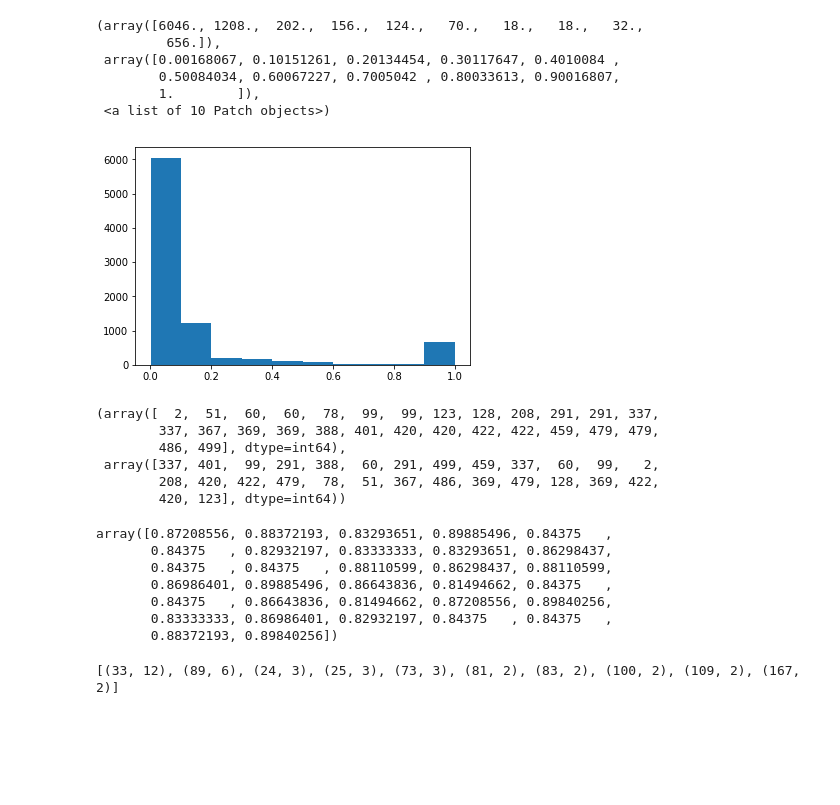
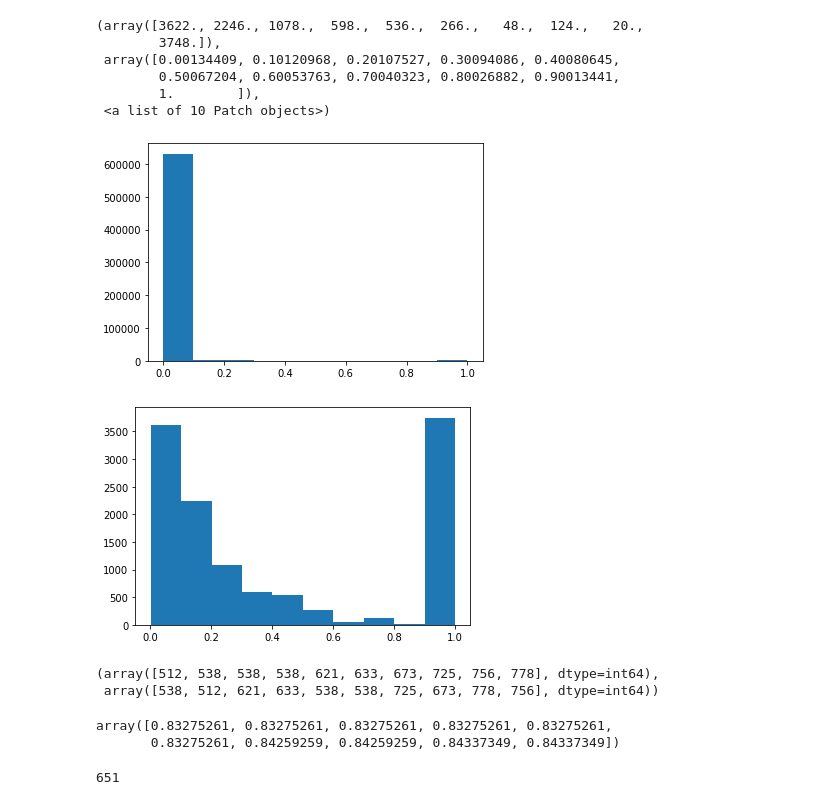
Before and after one commit to asprout/ArticleComparisons, a Jupyter notebook: ArticleFiltering_0601.ipynb, the cells around one changed output. Drawn from its saved outputs; the diff is of its cells as text; code cells hidden in the pictures; blank space fills up the shorter version.

```diff
--- a/ArticleFiltering_0601.ipynb
+++ b/ArticleFiltering_0601.ipynb
@@ -42,7 +428,9 @@ dict_keys(['singletons', 'incompleteFingerprints', 'algoGroups', 'events', 'word
 # %%
-n = 500
+n = 400
 sample_good = random.sample(list(article_df.loc[article_df["paywall"] == 0, "id"]), n)
 sample_bad = random.sample(list(article_df.loc[article_df["paywall"] > 0, "id"]), n)
+sample = sample_good + sample_bad
+article_dict = cm.dict_by_ids(article_df, sample, para_sep = para_sep)
 
 for i in sample_good[0:5]:
     print("INVALID" if article_df.loc[i, "paywall"] else "ARTICLE")
@@ -65,8 +453,3 @@ Hoopfest deadline passed, but 50 teams can still get in
 
 
 ______
-# %%
-article_dict = dd.dict_by_ids(article_df, sample_good + sample_bad, para_sep = "\n")
-for i in sample_good[0:5]:
-    print("INVALID" if article_df.loc[i, "paywall"] else "ARTICLE")
-    print("\n\t".join(article_dict[i].get_sentences()), "\n\n\n")
@@ -136,0 +478,5 @@ Eugene, Ore. – Saturday, June 1, 2019
+# %%
+#sample = random.sample(list(article_df["id"]), 50)
+#sample = sample_good
+# article_dict = dd.dict_by_ids(article_df, sample)
+sim_mat = cm.similarity_mat(article_dict)
@@ -137,8 +501,7 @@ Eugene, Ore. – Saturday, June 1, 2019
 # %%
-#sample = random.sample(list(article_df["id"]), 50)
-sample = sample_good
-article_dict = dd.dict_by_ids(article_df, sample)
-sim_mat = dd.similarity_mat(article_dict)
+dd.cluster_articles(sim_mat, method = 'complete')
+clusters = dd.get_cluster_assignments(thresh_same_doc = 0.8)
+print(Counter(clusters).most_common(10))
 plt.plot([i/100 for i in range(0, 100, 10)], [dd.prop_unique_clusters(thresh_same_doc = i/100) for i in range(0, 100, 10)])
 plt.xlabel("Maximum similarity between unique documents")
 plt.ylabel("% Unique documents")
@@ -153,36 +512,24 @@ Text(0, 0.5, '% Unique documents')
 # %%
+plt.hist(utils.flatten(sim_mat))
+plt.figure()
 plt.hist(sim_mat[np.where(sim_mat > 0)])
 # %% [output]
-(array([6046., 1208.,  202.,  156.,  124.,   70.,   18.,   18.,   32.,
-         656.]),
- array([0.00168067, 0.10151261, 0.20134454, 0.30117647, 0.4010084 ,
-        0.50084034, 0.60067227, 0.7005042 , 0.80033613, 0.90016807,
+(array([3622., 2246., 1078.,  598.,  536.,  266.,   48.,  124.,   20.,
+        3748.]),
+ array([0.00134409, 0.10120968, 0.20107527, 0.30094086, 0.40080645,
+        0.50067204, 0.60053763, 0.70040323, 0.80026882, 0.90013441,
         1.        ]),
  <a list of 10 Patch objects>)
-[figure, old version]
+[figure, new version]
+[figure, added]
 # %%
-np.where((sim_mat > 0.8) * (sim_mat < 0.9))
+np.where((sim_mat > 0.8) * (sim_mat < 0.85))
 # %% [output]
-(array([  2,  51,  60,  60,  78,  99,  99, 123, 128, 208, 291, 291, 337,
-        337, 367, 369, 369, 388, 401, 420, 420, 422, 422, 459, 479, 479,
-        486, 499], dtype=int64),
- array([337, 401,  99, 291, 388,  60, 291, 499, 459, 337,  60,  99,   2,
-        208, 420, 422, 479,  78,  51, 367, 486, 369, 479, 128, 369, 422,
-        420, 123], dtype=int64))
+(array([512, 538, 538, 538, 621, 633, 673, 725, 756, 778], dtype=int64),
+ array([538, 512, 621, 633, 538, 538, 725, 673, 778, 756], dtype=int64))
 # %%
-sim_mat[np.where((sim_mat > 0.8) * (sim_mat < 0.9))]
+sim_mat[np.where((sim_mat > 0.8) * (sim_mat < 0.85))]
 # %% [output]
-array([0.87208556, 0.88372193, 0.83293651, 0.89885496, 0.84375   ,
-       0.84375   , 0.82932197, 0.83333333, 0.83293651, 0.86298437,
-       0.84375   , 0.84375   , 0.88110599, 0.86298437, 0.88110599,
-       0.86986401, 0.89885496, 0.86643836, 0.81494662, 0.84375   ,
-       0.84375   , 0.86643836, 0.81494662, 0.87208556, 0.89840256,
-       0.83333333, 0.86986401, 0.82932197, 0.84375   , 0.84375   ,
-       0.88372193, 0.89840256])
+array([0.83275261, 0.83275261, 0.83275261, 0.83275261, 0.83275261,
+       0.83275261, 0.84259259, 0.84259259, 0.84337349, 0.84337349])
-# %%
-dd.cluster_articles(sim_mat)
-print(Counter(dd.get_cluster_assignments(thresh_same_doc = 0.8)).most_common(10))
-clusters = dd.get_cluster_assignments()
-# %% [output]
-[(33, 12), (89, 6), (24, 3), (25, 3), (73, 3), (81, 2), (83, 2), (100, 2), (109, 2), (167, 2)]
 # %%
@@ -190,3 +537,6 @@ good_ids_unique = [sample[np.where(clusters == c)[0][0]] for c in np.unique(clus
 # %%
-len(np.unique(clusters))
-texts = [article_df.loc[article_df["id"] == i, "text"].iloc[0] for i in good_ids_unique]
+print(len(np.unique(clusters)))
+texts = [article_df.loc[article_df["id"] == i, "text"].iloc[0] for i in ids_unique]
+texts = ["###".join(txt.split(para_sep)) for txt in texts]
+# %% [output]
+651
```
Also changed, not shown: parts of 66 cells of this notebook, 7 other files.
